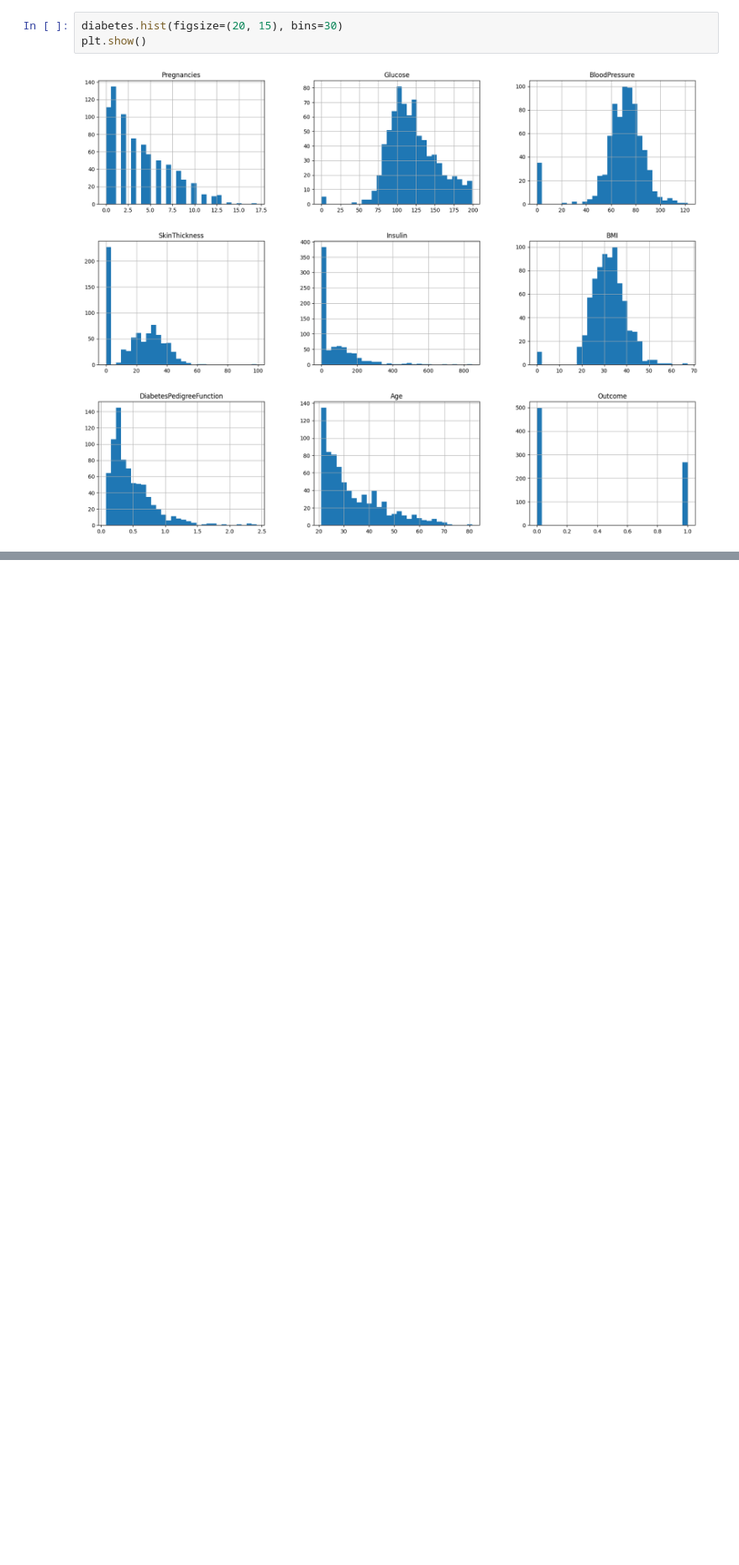
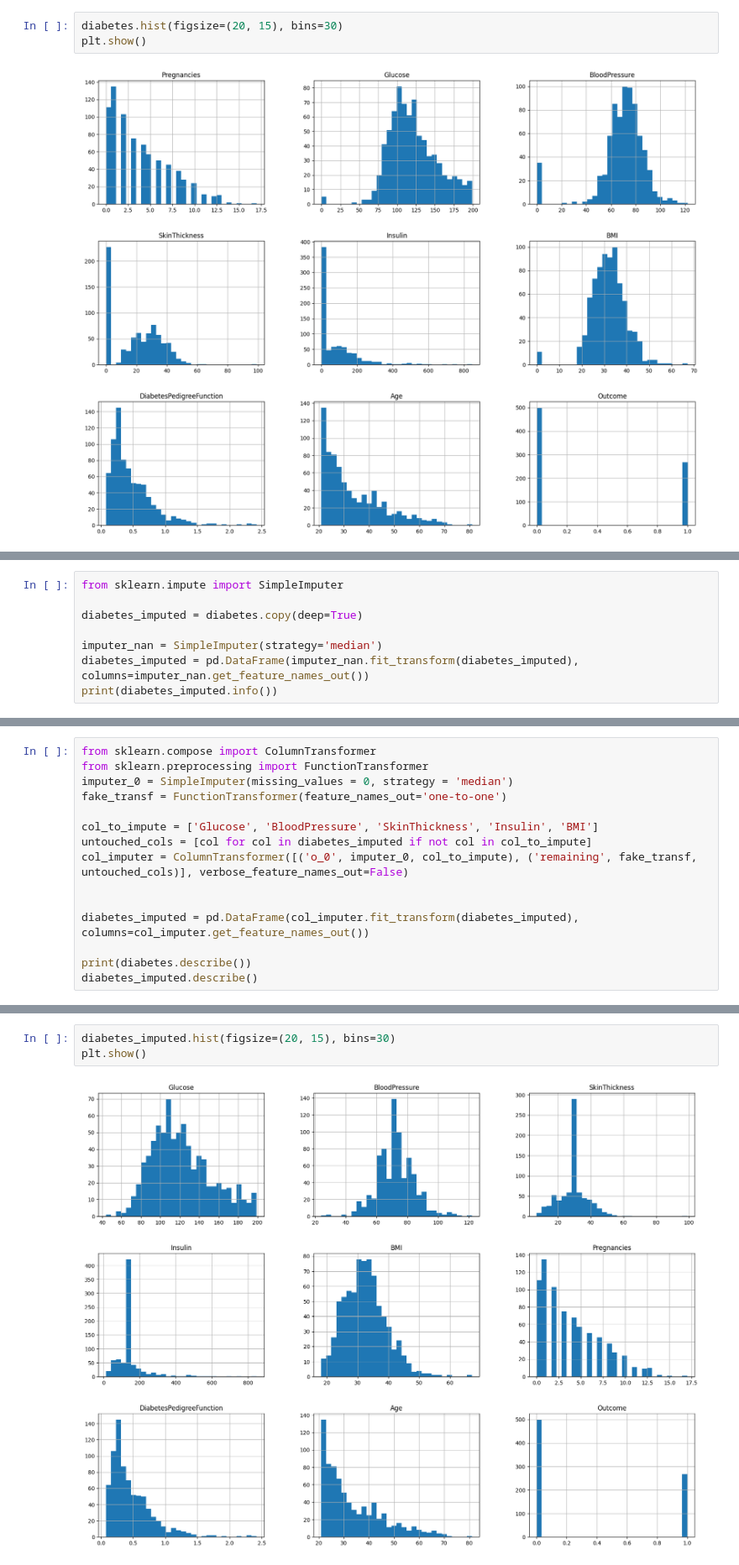
Before and after one commit to adamzeki/CyberTechDiabetes, a Jupyter notebook: diabeetus.ipynb, the cells around one changed output, grey strips where cells are left out. Shown at 84% size. Drawn from its saved outputs; the diff is of its cells as text; blank space fills up the shorter version.

```diff
--- a/diabeetus.ipynb
+++ b/diabeetus.ipynb
@@ -150,0 +153,8 @@ plt.show()
+# %%
+from sklearn.impute import SimpleImputer
+
+diabetes_imputed = diabetes.copy(deep=True)
+
+imputer_nan = SimpleImputer(strategy='median')
+diabetes_imputed = pd.DataFrame(imputer_nan.fit_transform(diabetes_imputed), columns=imputer_nan.get_feature_names_out())
+print(diabetes_imputed.info())
@@ -150,0 +181,15 @@ plt.show()
+# %%
+from sklearn.compose import ColumnTransformer
+from sklearn.preprocessing import FunctionTransformer
+imputer_0 = SimpleImputer(missing_values = 0, strategy = 'median')
+fake_transf = FunctionTransformer(feature_names_out='one-to-one')
+
+col_to_impute = ['Glucose', 'BloodPressure', 'SkinThickness', 'Insulin', 'BMI']
+untouched_cols = [col for col in diabetes_imputed if not col in col_to_impute]
+col_imputer = ColumnTransformer([('o_0', imputer_0, col_to_impute), ('remaining', fake_transf, untouched_cols)], verbose_feature_names_out=False)
+
+
+diabetes_imputed = pd.DataFrame(col_imputer.fit_transform(diabetes_imputed), columns=col_imputer.get_feature_names_out())
+
+print(diabetes.describe())
+diabetes_imputed.describe()
@@ -150,0 +225,5 @@ plt.show()
+# %%
+diabetes_imputed.hist(figsize=(20, 15), bins=30)
+plt.show()
+# %% [output]
+[figure, added]
```
Also changed, not shown: parts of 13 cells of this notebook.
